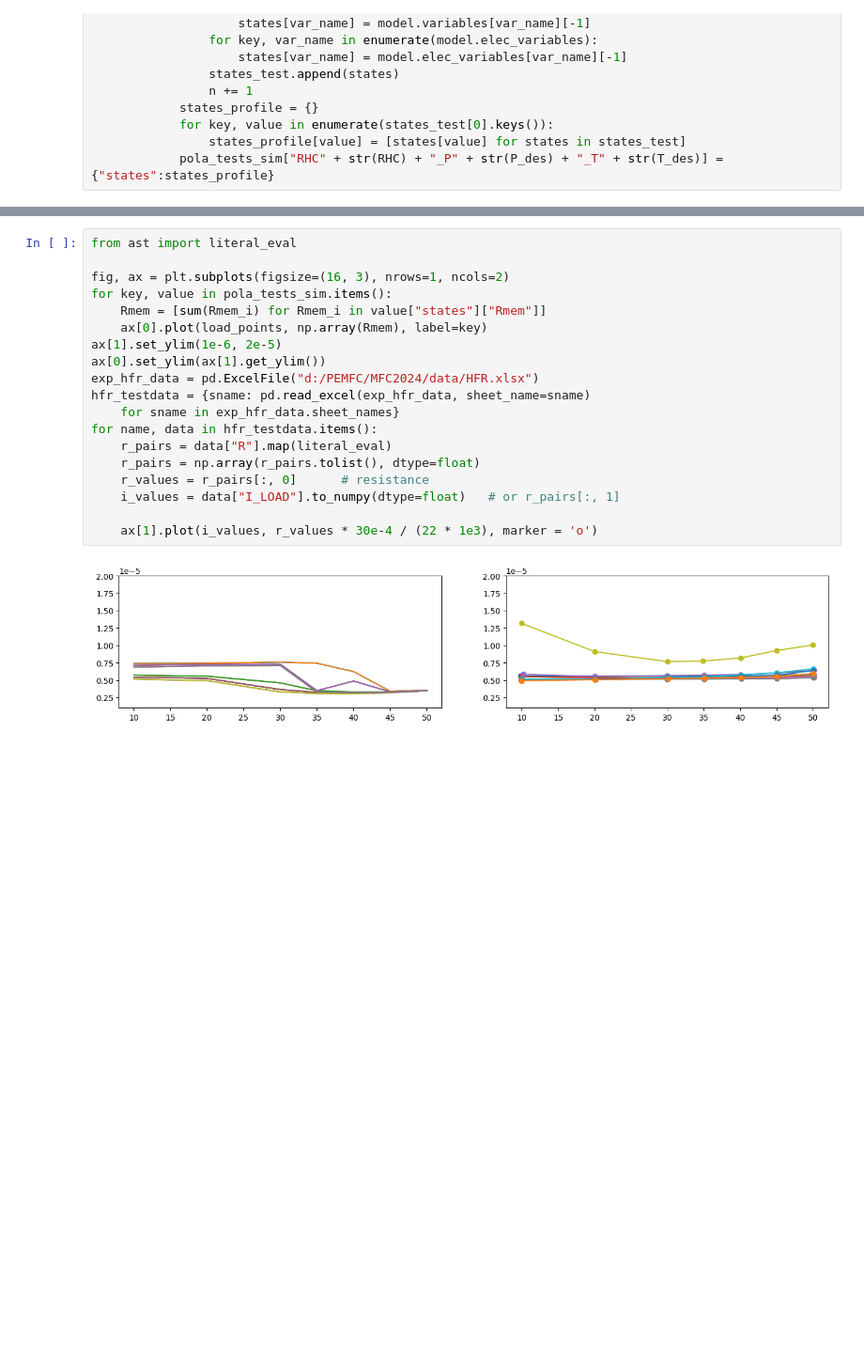
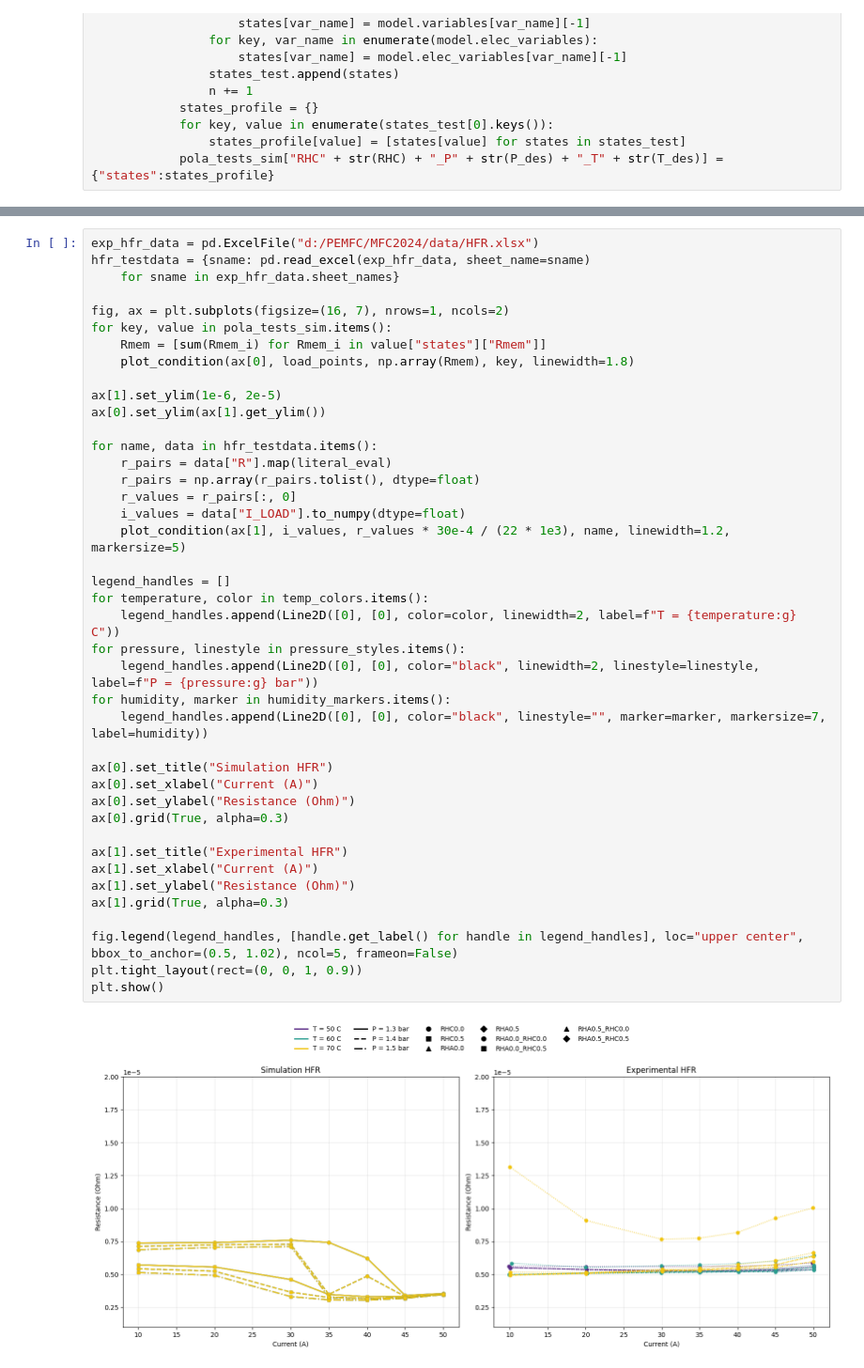
Before and after one commit to YuKwanH/DS-AlphaPEM, a Jupyter notebook: simulation/polar_test/all condition.ipynb, the cells around one changed output, grey strips where cells are left out. Shown at 94% size. Cells and saved outputs as stored; diff of their text form; blank space fills up the shorter version.

```diff
--- a/simulation/polar_test/all condition.ipynb
+++ b/simulation/polar_test/all condition.ipynb
@@ -57,21 +61,43 @@ for RHC in [0.5, 0.0]:
 # %%
-from ast import literal_eval
-
-fig, ax = plt.subplots(figsize=(16, 3), nrows=1, ncols=2)
-for key, value in pola_tests_sim.items():
-    Rmem = [sum(Rmem_i) for Rmem_i in value["states"]["Rmem"]]
-    ax[0].plot(load_points, np.array(Rmem), label=key)
-ax[1].set_ylim(1e-6, 2e-5)
-ax[0].set_ylim(ax[1].get_ylim())
 exp_hfr_data = pd.ExcelFile("d:/PEMFC/MFC2024/data/HFR.xlsx")
 hfr_testdata = {sname: pd.read_excel(exp_hfr_data, sheet_name=sname)
     for sname in exp_hfr_data.sheet_names}
+
+fig, ax = plt.subplots(figsize=(16, 7), nrows=1, ncols=2)
+for key, value in pola_tests_sim.items():
+    Rmem = [sum(Rmem_i) for Rmem_i in value["states"]["Rmem"]]
+    plot_condition(ax[0], load_points, np.array(Rmem), key, linewidth=1.8)
+
+ax[1].set_ylim(1e-6, 2e-5)
+ax[0].set_ylim(ax[1].get_ylim())
+
 for name, data in hfr_testdata.items():
     r_pairs = data["R"].map(literal_eval)
     r_pairs = np.array(r_pairs.tolist(), dtype=float)
-    r_values = r_pairs[:, 0]      # resistance
-    i_values = data["I_LOAD"].to_numpy(dtype=float)   # or r_pairs[:, 1]
+    r_values = r_pairs[:, 0]
+    i_values = data["I_LOAD"].to_numpy(dtype=float)
+    plot_condition(ax[1], i_values, r_values * 30e-4 / (22 * 1e3), name, linewidth=1.2, markersize=5)
 
-    ax[1].plot(i_values, r_values * 30e-4 / (22 * 1e3), marker = 'o')
+legend_handles = []
+for temperature, color in temp_colors.items():
+    legend_handles.append(Line2D([0], [0], color=color, linewidth=2, label=f"T = {temperature:g} C"))
+for pressure, linestyle in pressure_styles.items():
+    legend_handles.append(Line2D([0], [0], color="black", linewidth=2, linestyle=linestyle, label=f"P = {pressure:g} bar"))
+for humidity, marker in humidity_markers.items():
+    legend_handles.append(Line2D([0], [0], color="black", linestyle="", marker=marker, markersize=7, label=humidity))
+
+ax[0].set_title("Simulation HFR")
+ax[0].set_xlabel("Current (A)")
+ax[0].set_ylabel("Resistance (Ohm)")
+ax[0].grid(True, alpha=0.3)
+
+ax[1].set_title("Experimental HFR")
+ax[1].set_xlabel("Current (A)")
+ax[1].set_ylabel("Resistance (Ohm)")
+ax[1].grid(True, alpha=0.3)
+
+fig.legend(legend_handles, [handle.get_label() for handle in legend_handles], loc="upper center", bbox_to_anchor=(0.5, 1.02), ncol=5, frameon=False)
+plt.tight_layout(rect=(0, 0, 1, 0.9))
+plt.show()
 # %% [output]
-[figure, old version]
+[figure, new version]
```
Also changed, not shown: parts of 15 cells of this notebook, 4 other files.
